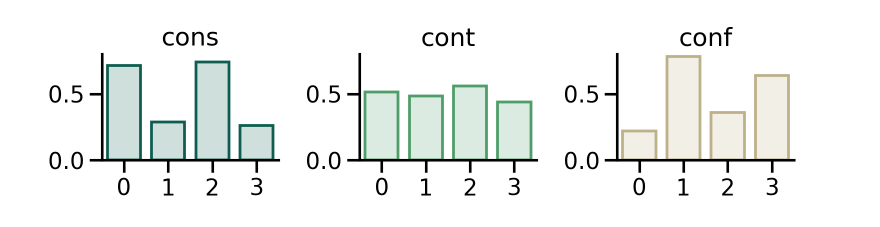
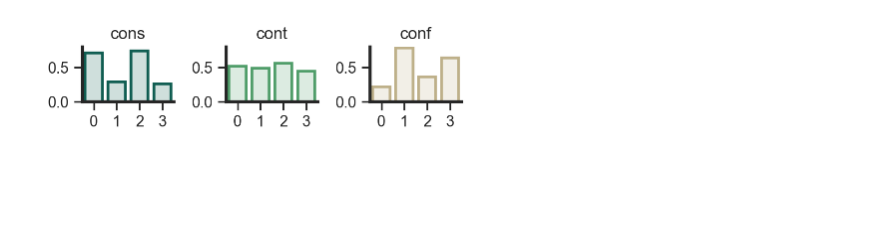
Before and after one commit to fangzefunny/ecpg, a Jupyter notebook: visualization/Fig4.ipynb, the cells around one changed output. Cells and saved outputs as stored; diff of their text form; code cells hidden in the pictures; blank space fills up the shorter version.

Commit message:
update the figure file to fit in A4 page size

```diff
--- a/visualization/Fig4.ipynb
+++ b/visualization/Fig4.ipynb
@@ -164,30 +164,31 @@ if to_pdf: plt.savefig(f'../figures/{data_set}/Fig6ABCD_sim_info.pdf', dpi=dpi)
 # %%
 def sim_probe_bar(exp, agent_name, block_types):
     voi = {}
     for block_type in block_types:
         psi, rho, lmbda = 11, 4, .1
         fname = f'../simulations/{exp}/{agent_name}/simsubj-{block_type}_voi'
         fname += f'-alpha_psi={psi}-alpha_rho={rho}-lmbda={lmbda}.pkl'
         with open(fname, 'rb')as handle: voi[block_type] = pickle.load(handle)
     nr, nc = 1, len(block_types)
-    fig, axs = plt.subplots(nr, nc, figsize=(8, 2.7))
+    fig, axs = plt.subplots(nr, nc, figsize=(4.5, 1.5))
     for b, block_type in enumerate(block_types):
         ax = axs[b]
         pol = voi[block_type]['pol'][59][4, :]
         sns.barplot(x=[0, 1, 2, 3], y=pol,
                         errorbar='se', linewidth=2, width=.75,
                         edgecolor=viz.Pal_type[b],
                         facecolor=viz.Pal_type[b].tolist()+[.2],
                         color='w', ax=ax)
+        for pos in ['bottom', 'left']: ax.spines[pos].set_linewidth(2.25)
         ax.set_box_aspect(.6)
         ax.set_title(f'{block_type}')
         ax.set_ylim([0, .8])
     fig.tight_layout()
 
 sim_probe_bar(data_set, 'ecPG_fea_sim', block_types=['cons', 'cont', 'conf'])
 if to_pdf: plt.savefig(f'../figures/{data_set}/Fig6B_probPolicyBar_RDPG.pdf', dpi=dpi)
 # %% [output]
-[figure, old version]
+[figure, new version]
 # %%
 def sim_Probe(exp, agent_name, block_types):
 
```
Also changed, not shown: parts of 4 cells of this notebook, 10 other files.
